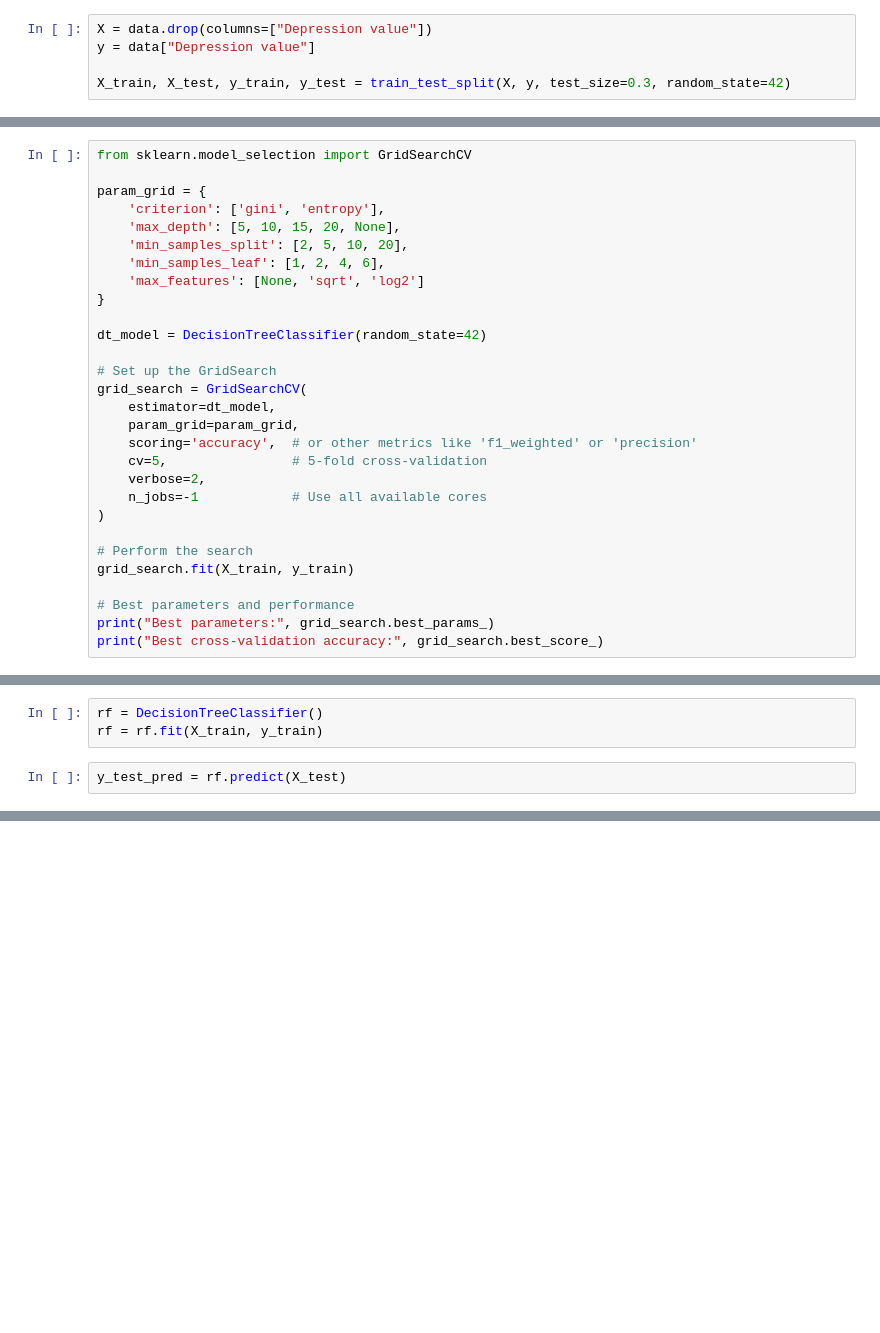
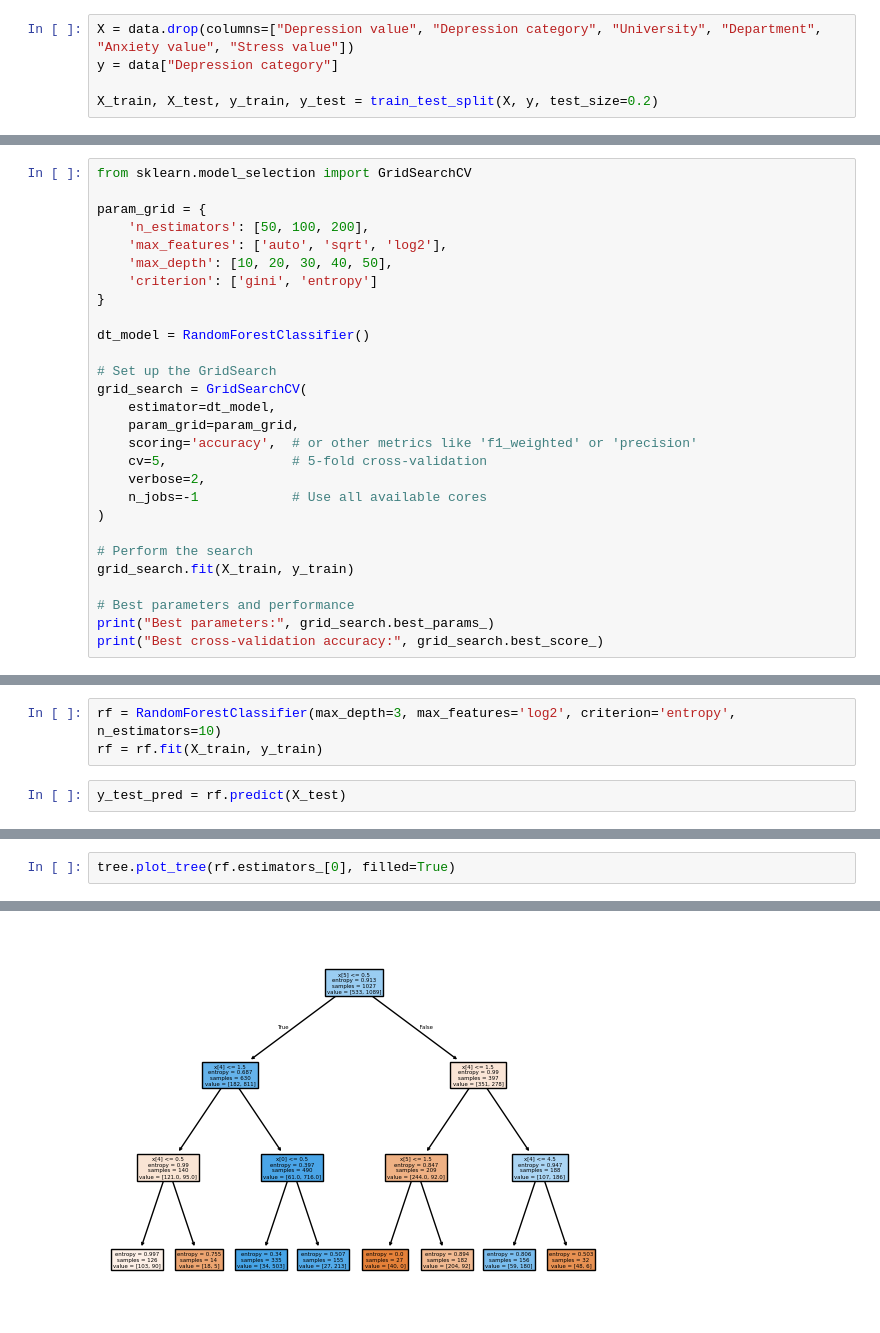
Before and after one commit to Nachrj/dbm2-project, a Jupyter notebook: classification.ipynb, the cells around one changed output, grey strips where cells are left out. Drawn from its saved outputs; the diff is of its cells as text; blank space fills up the shorter version.

```diff
--- a/classification.ipynb
+++ b/classification.ipynb
@@ -31,22 +55,21 @@ Now we divide our dataset into X (all the attributes that aren't "Depression val
 # %%
-X = data.drop(columns=["Depression value"])
-y = data["Depression value"]
+X = data.drop(columns=["Depression value", "Depression category", "University", "Department", "Anxiety value", "Stress value"])
+y = data["Depression category"]
 
-X_train, X_test, y_train, y_test = train_test_split(X, y, test_size=0.3, random_state=42)
+X_train, X_test, y_train, y_test = train_test_split(X, y, test_size=0.2)
 # %% [markdown]
 # Hyperparameters search
 # %%
 from sklearn.model_selection import GridSearchCV
 
 param_grid = {
-    'criterion': ['gini', 'entropy'],
-    'max_depth': [5, 10, 15, 20, None],
-    'min_samples_split': [2, 5, 10, 20],
-    'min_samples_leaf': [1, 2, 4, 6],
-    'max_features': [None, 'sqrt', 'log2']
+    'n_estimators': [50, 100, 200],
+    'max_features': ['auto', 'sqrt', 'log2'],
+    'max_depth': [10, 20, 30, 40, 50],
+    'criterion': ['gini', 'entropy']
 }
 
-dt_model = DecisionTreeClassifier(random_state=42)
+dt_model = RandomForestClassifier()
 
 # Set up the GridSearch
 grid_search = GridSearchCV(
@@ -67,7 +125,7 @@ print("Best cross-validation accuracy:", grid_search.best_score_)
 # %% [markdown]
 # DecisionTreeClassifier
 # %%
-rf = DecisionTreeClassifier()
+rf = RandomForestClassifier(max_depth=3, max_features='log2', criterion='entropy', n_estimators=10)
 rf = rf.fit(X_train, y_train)
 # %%
 y_test_pred = rf.predict(X_test)
@@ -78,0 +155,3 @@ Test Accuracy: 0.7816091954022989
+# %%
+tree.plot_tree(rf.estimators_[0], filled=True)
+# %% [output]
@@ -78,0 +175 @@ Test Accuracy: 0.7816091954022989
+[figure, added]
```
Also changed, not shown: parts of 13 cells of this notebook, 1 other file.
